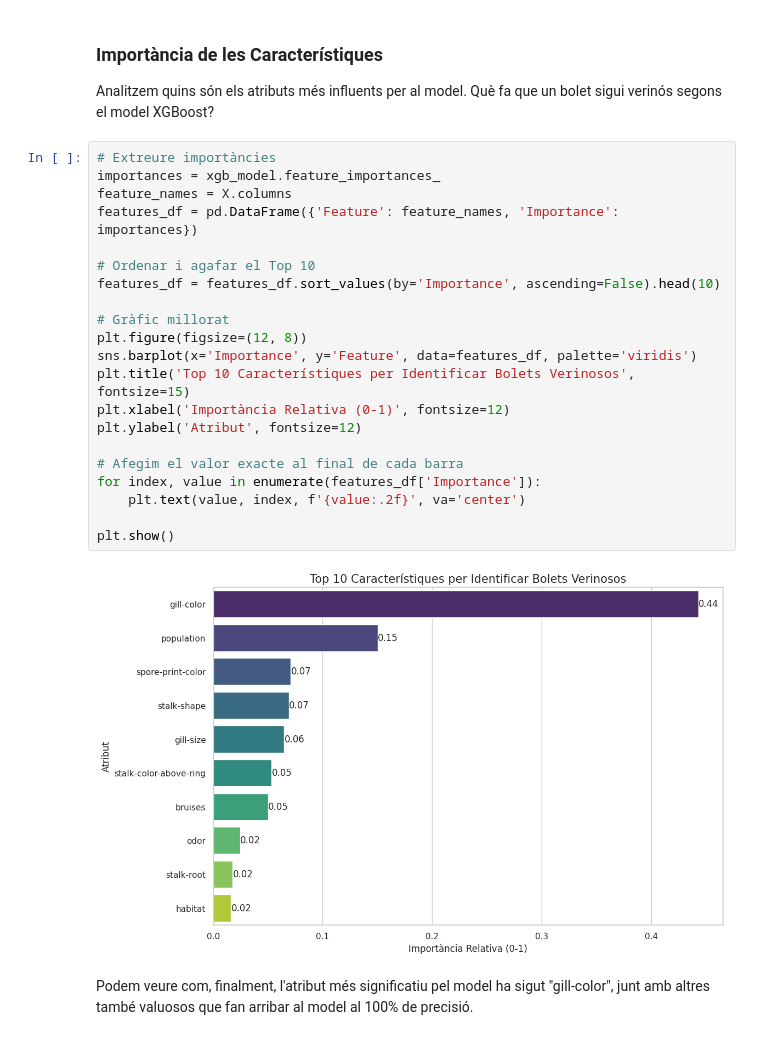
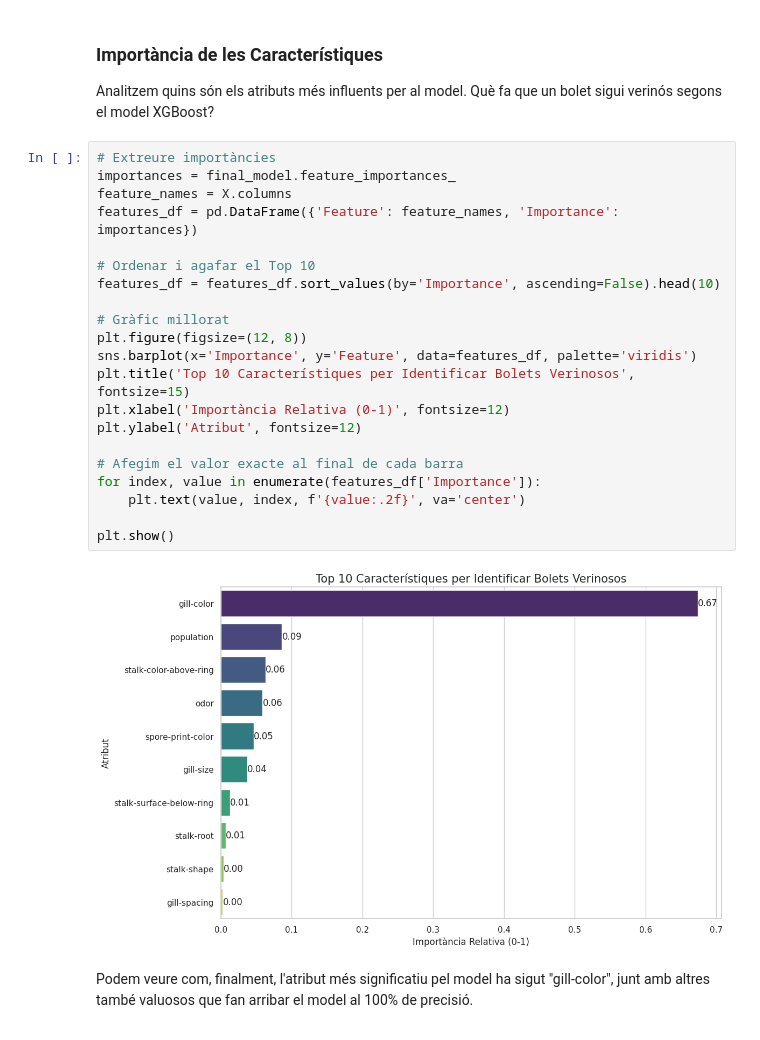
Before and after one commit to ferransogas/kaggle_mushroom_classification, a Jupyter notebook: mushroom-classification.ipynb, the cells around one changed output. Cells and saved outputs as stored; diff of their text form.

```diff
--- a/mushroom-classification.ipynb
+++ b/mushroom-classification.ipynb
@@ -380,26 +445,26 @@ Random Forest construeix els arbres en paral·lel, mentres que XGBoost de manera
 Analitzem quins són els atributs més influents per al model. Què fa que un bolet sigui verinós segons el model XGBoost?
 # %%
 # Extreure importàncies
-importances = xgb_model.feature_importances_
+importances = final_model.feature_importances_
 feature_names = X.columns
 features_df = pd.DataFrame({'Feature': feature_names, 'Importance': importances})
 
 # Ordenar i agafar el Top 10
 features_df = features_df.sort_values(by='Importance', ascending=False).head(10)
 
 # Gràfic millorat
 plt.figure(figsize=(12, 8))
 sns.barplot(x='Importance', y='Feature', data=features_df, palette='viridis')
 plt.title('Top 10 Característiques per Identificar Bolets Verinosos', fontsize=15)
 plt.xlabel('Importància Relativa (0-1)', fontsize=12)
 plt.ylabel('Atribut', fontsize=12)
 
 # Afegim el valor exacte al final de cada barra
 for index, value in enumerate(features_df['Importance']):
     plt.text(value, index, f'{value:.2f}', va='center')
 
 plt.show()
 # %% [output]
-[figure, old version]
+[figure, new version]
 # %% [markdown]
-Podem veure com, finalment, l'atribut més significatiu pel model ha sigut "gill-color", junt amb altres també valuosos que fan arribar al model al 100% de precisió.
+Podem veure com, finalment, l'atribut més significatiu pel model ha sigut "gill-color", junt amb altres també valuosos que fan arribar el model al 100% de precisió.
```
Also changed, not shown: parts of 12 cells of this notebook.
